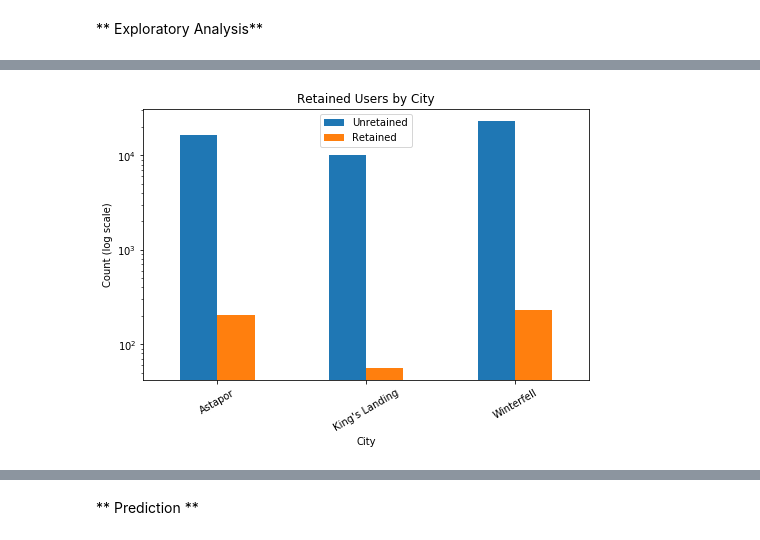
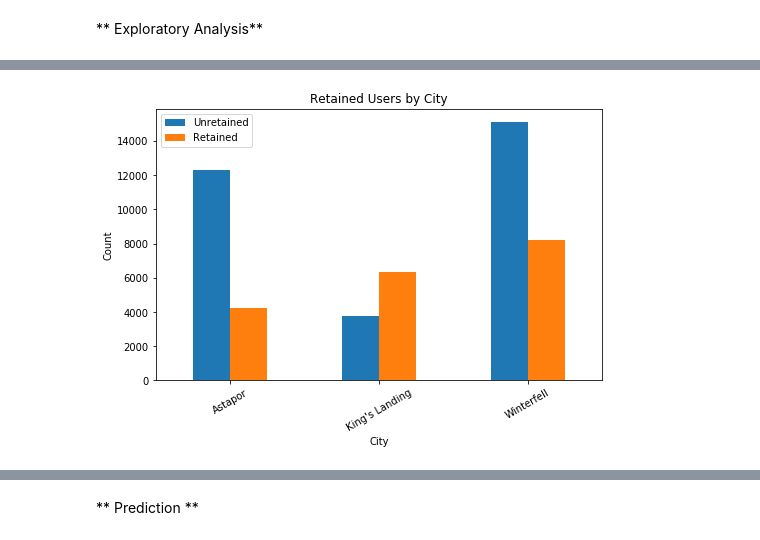
Before and after one commit to tmcdunn/Ultimate_Challenge, a Jupyter notebook: Part3_Code.ipynb, the cells around one changed output, grey strips where cells are left out. Saved outputs shown, nothing was run; the diff lists cells and outputs as text; code cells hidden in the pictures.

```diff
--- a/Part3_Code.ipynb
+++ b/Part3_Code.ipynb
@@ -96,3 +89,6 @@ Retained users are those who have taken a trip between 2014-06-01 and 2014-07-01
-# %%
-# Create binary feature 'retained' indicating whether a user took a trip in the preceding 30 days.
-df['retained'] = df['last_trip_date'] == '2014-06'
+# %%
+# Create variable cutoff identifying the preceding 30 days.
+cutoff = df['last_trip_date'].max()-timedelta(30)
+
+# Retained users are those who have taken a trip after cutoff.
+df['retained'] = df['last_trip_date'] >= cutoff
@@ -146,13 +144,11 @@ plt.savefig('figures\retained_users.png');
 # %%
+# Explore Feature Colinearity
 _ = pd.crosstab(df['city'], df['retained']).plot(kind='bar', figsize=(8,5))
 _ = plt.title('Retained Users by City')
 _ = plt.xlabel('City')
 _ = plt.xticks(rotation=30)
-_ = plt.ylabel('Count (log scale)')
-_ = plt.yscale('log')
+_ = plt.ylabel('Count')
 _ = plt.legend(['Unretained', 'Retained'])
-
-df.groupby(['city']).mean()['retained']
 plt.savefig('figures\retained_users_by_city.png');
 # %% [output]
-[figure, old version]
+[figure, new version]
```
Also changed, not shown: parts of 27 cells of this notebook, 1 other file.
